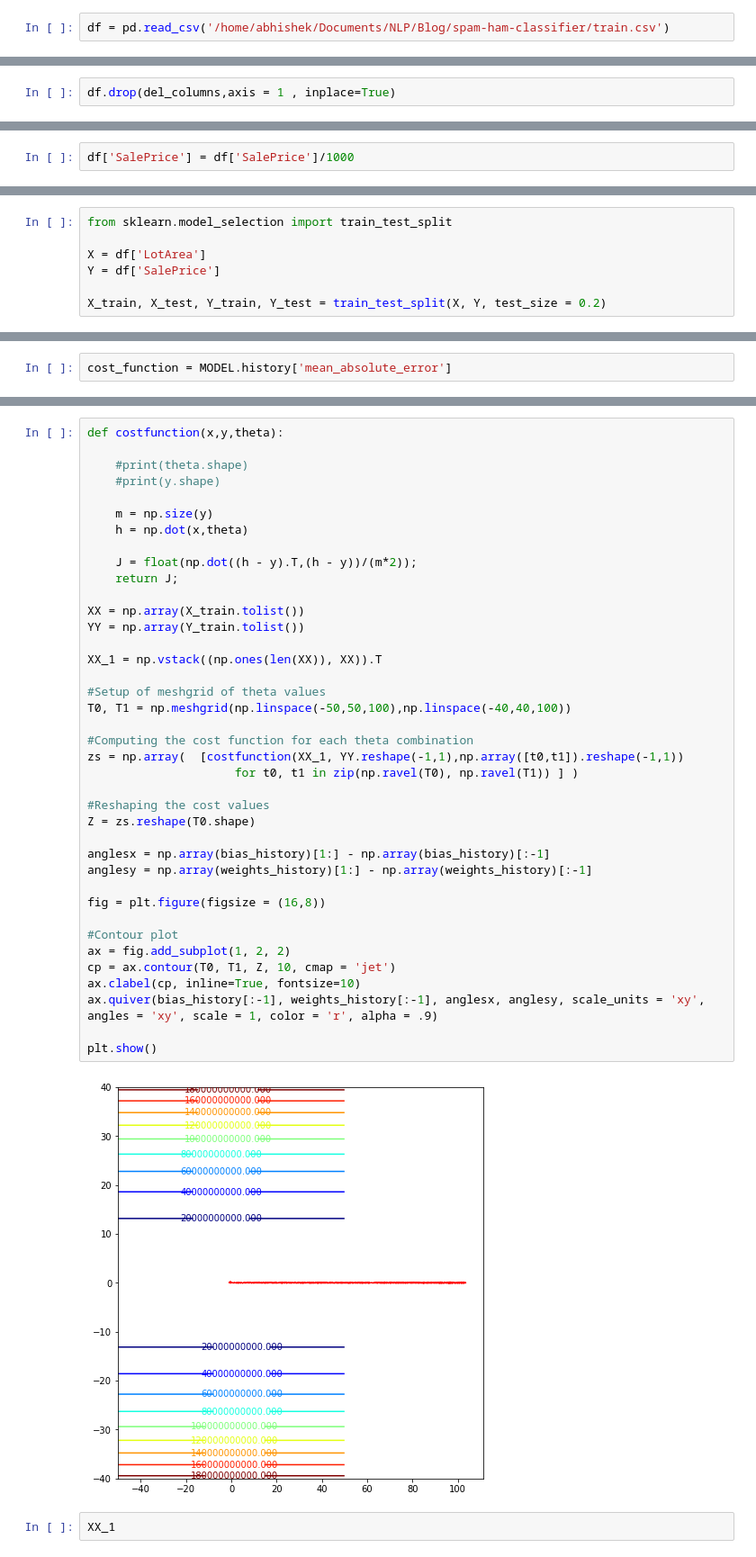
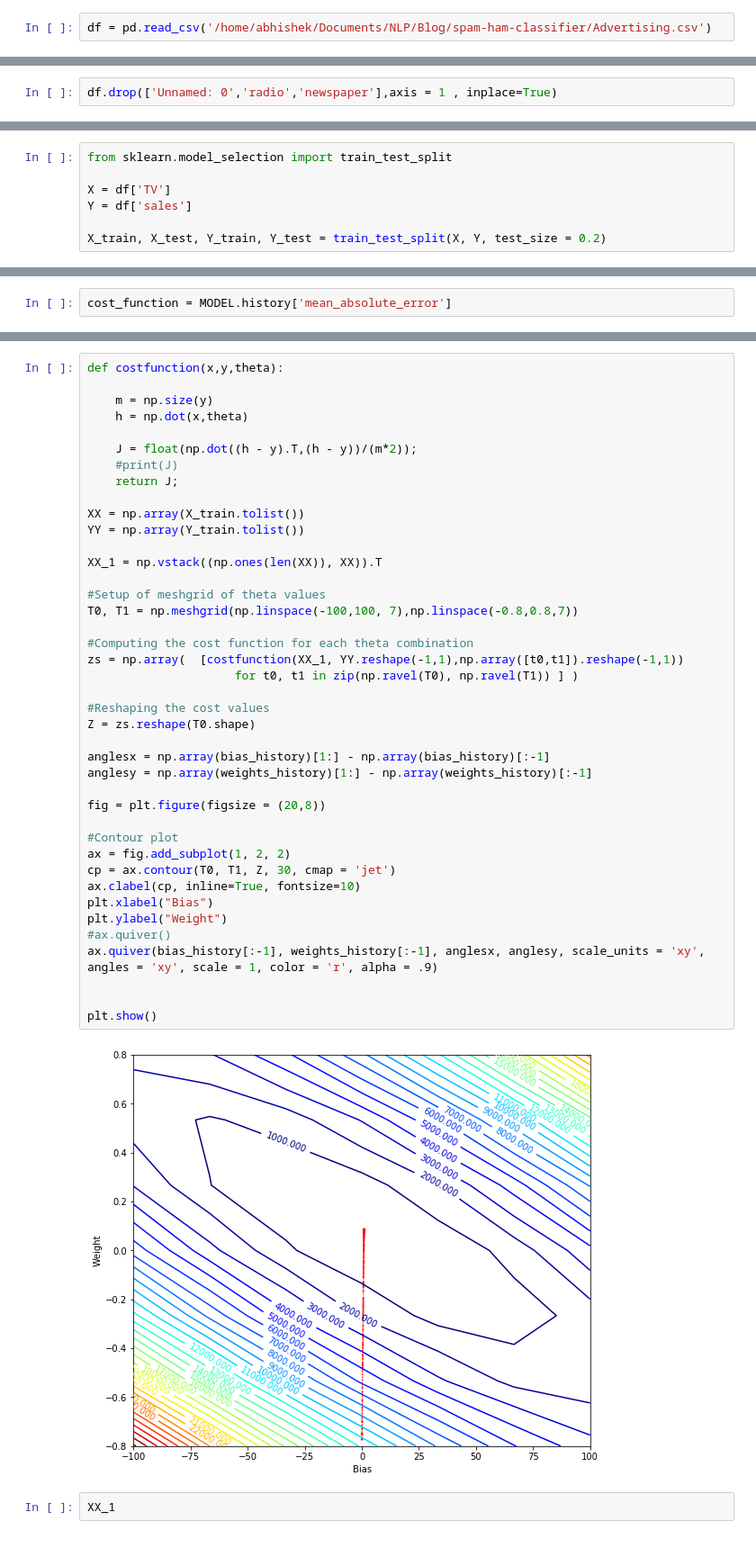
Before and after one commit to abhishekr7/cost-minimization-visual, a Jupyter notebook: sales.ipynb, the cells around one changed output, grey strips where cells are left out. Shown: that part at 90% size. Saved outputs shown, nothing was run; the diff lists cells and outputs as text.

```diff
--- a/sales.ipynb
+++ b/sales.ipynb
@@ -5,7 +5,7 @@ import pandas as pd
 # %% [markdown]
 # Load training data
 # %%
-df = pd.read_csv('/home/abhishek/Documents/NLP/Blog/spam-ham-classifier/train.csv')
+df = pd.read_csv('/home/abhishek/Documents/NLP/Blog/spam-ham-classifier/Advertising.csv')
 # %% [markdown]
 # Display data
 # %%
@@ -39,5 +34,5 @@ for col in df.columns:
 # %%
-df.drop(del_columns,axis = 1 , inplace=True)
+df.drop(['Unnamed: 0','radio','newspaper'],axis = 1 , inplace=True)
 # %%
 df
 # %% [output]
@@ -62,2 +56,0 @@ df
-# %%
-df['SalePrice'] = df['SalePrice']/1000
@@ -87,8 +63,8 @@ df
 # %%
 from sklearn.model_selection import train_test_split
 
-X = df['LotArea']
-Y = df['SalePrice']
+X = df['TV']
+Y = df['sales']
 
 X_train, X_test, Y_train, Y_test = train_test_split(X, Y, test_size = 0.2)
 # %% [markdown]
@@ -287,44 +235,46 @@ plt.plot(cost_function)
 # %%
 def costfunction(x,y,theta):
-
-    #print(theta.shape)
-    #print(y.shape)
 
     m = np.size(y)
     h = np.dot(x,theta)
 
     J = float(np.dot((h - y).T,(h - y))/(m*2));
+    #print(J)
     return J;
 
 XX = np.array(X_train.tolist())
 YY = np.array(Y_train.tolist())
 
 XX_1 = np.vstack((np.ones(len(XX)), XX)).T
 
 #Setup of meshgrid of theta values
-T0, T1 = np.meshgrid(np.linspace(-50,50,100),np.linspace(-40,40,100))
+T0, T1 = np.meshgrid(np.linspace(-100,100, 7),np.linspace(-0.8,0.8,7))
 
 #Computing the cost function for each theta combination
 zs = np.array(  [costfunction(XX_1, YY.reshape(-1,1),np.array([t0,t1]).reshape(-1,1))
                      for t0, t1 in zip(np.ravel(T0), np.ravel(T1)) ] )
 
 #Reshaping the cost values
 Z = zs.reshape(T0.shape)
 
 anglesx = np.array(bias_history)[1:] - np.array(bias_history)[:-1]
 anglesy = np.array(weights_history)[1:] - np.array(weights_history)[:-1]
 
-fig = plt.figure(figsize = (16,8))
+fig = plt.figure(figsize = (20,8))
 
 #Contour plot
 ax = fig.add_subplot(1, 2, 2)
-cp = ax.contour(T0, T1, Z, 10, cmap = 'jet')
+cp = ax.contour(T0, T1, Z, 30, cmap = 'jet')
 ax.clabel(cp, inline=True, fontsize=10)
+plt.xlabel("Bias")
+plt.ylabel("Weight")
+#ax.quiver()
 ax.quiver(bias_history[:-1], weights_history[:-1], anglesx, anglesy, scale_units = 'xy', angles = 'xy', scale = 1, color = 'r', alpha = .9)
 
+
 plt.show()
 # %% [output]
-[figure, old version]
+[figure, new version]
 # %%
 XX_1
 # %% [output]
```
Also changed, not shown: parts of 33 cells of this notebook, 3 other files.
